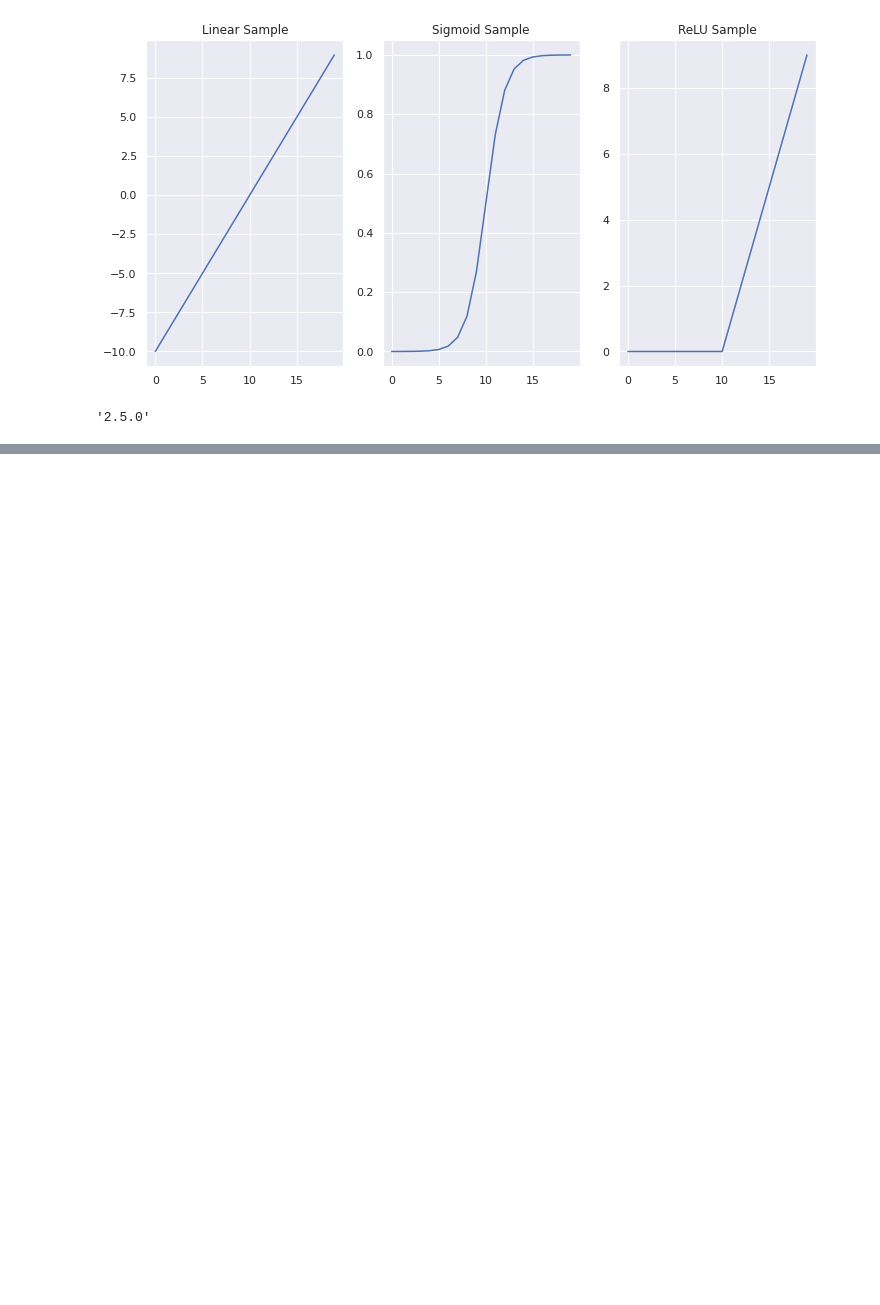
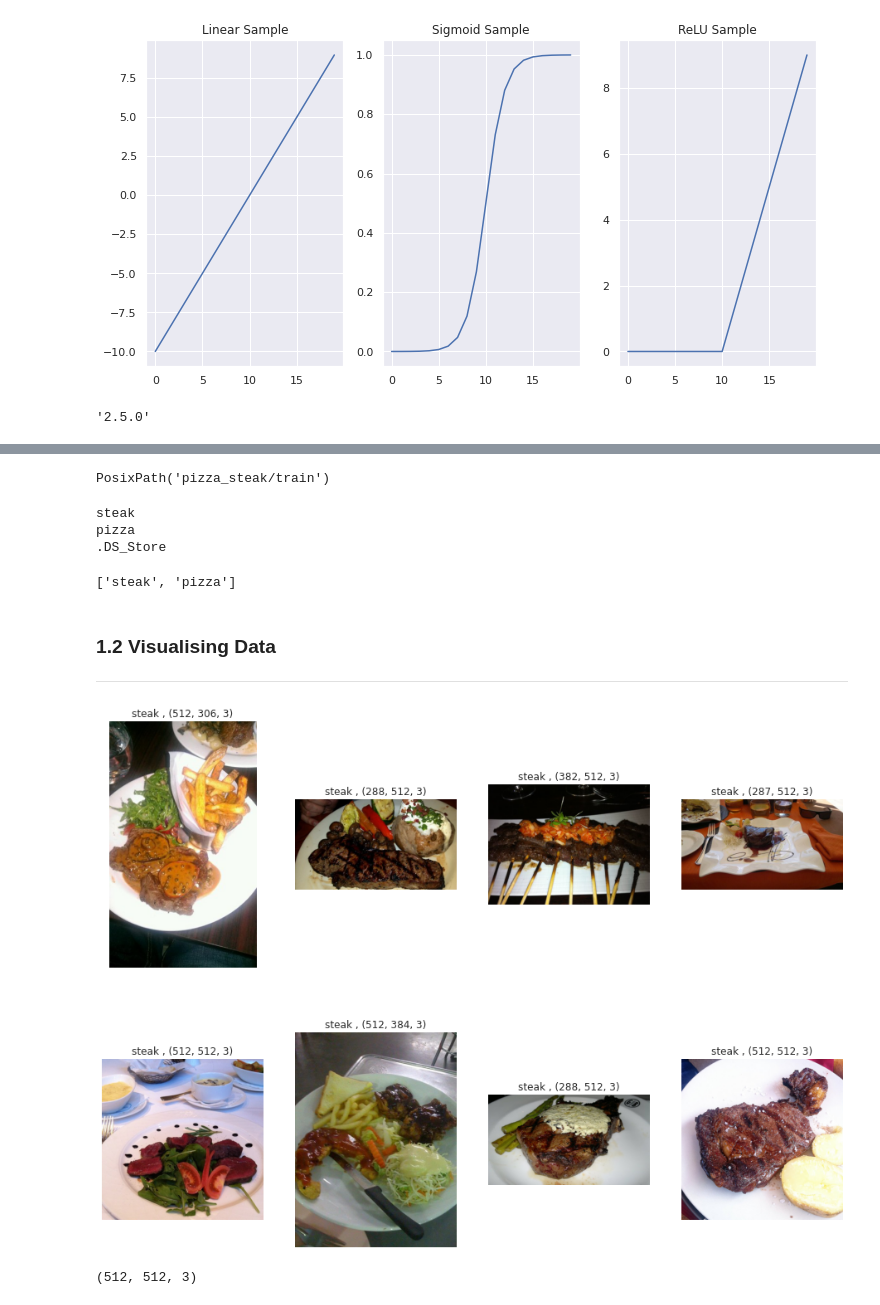
Before and after one commit to 86lekwenshiung/Neural-Network-with-Tensorflow, a Jupyter notebook: 03_Convultional_Neural_Network_(CNN)_With_Tensorflow_.ipynb, the cells around one changed output, grey strips where cells are left out. Saved outputs shown, nothing was run; the diff lists cells and outputs as text; code cells hidden in the pictures; blank space fills up the shorter version.

```diff
--- a/03_Convultional_Neural_Network_(CNN)_With_Tensorflow_.ipynb
+++ b/03_Convultional_Neural_Network_(CNN)_With_Tensorflow_.ipynb
@@ -83,0 +150,61 @@ sns.set()
+# %%
+# Setting up pathlib to get the file directory
+
+"""
+Pathlib module are divided into pure paths and concrete paths.
+Pure paths provides only computational operations but does not provides I/O operations,
+while concrete paths inherit from pure paths provides computational as well as I/O operations.
+PosixPath is a subclass of pathlib.Path and pathlib.PurePosixPath class. This class represents the concrete non-Windows file system paths.
+"""
+data_dir = pathlib.Path('pizza_steak/train')
+data_dir
+# %% [output]
+PosixPath('pizza_steak/train')
+# %%
+"""
+Path.glob(pattern):
+Glob the given relative pattern in the directory represented by this path, yielding all matching files (of any kind)
+"""
+for item in data_dir.glob('*'):
+  print(item.name)
+# %% [output]
+steak
+pizza
+.DS_Store
+# %%
+class_names = [item.name for item in data_dir.glob('*')][:2]
+class_names
+# %% [output]
+['steak', 'pizza']
+# %% [markdown]
+### 1.2 Visualising Data
+___
+# %%
+def view_random_image(target_dir , target_class):
+  #Define folder directory - steak or pizza
+  target_folder = target_dir + '/' + target_class
+
+  # Sample 1 random image from file path
+  random_image = random.sample(os.listdir(target_folder) , 1)
+  # print(random_image)
+
+  img = mpimg.imread(target_folder + '/' + random_image[0])
+  plt.imshow(img)
+  plt.title(f'{target_class} , {img.shape}')
+  plt.axis('off');
+
+  plt.xlabel(f'image shape: {img.shape}')
+
+  return img
+# %%
+plt.figure(figsize = (16,12))
+for i in range(8):
+  plt.subplot(2,4,i+1)
+  img = view_random_image(target_dir = 'pizza_steak/train',
+                        target_class = 'steak')
+# %% [output]
+[figure, added]
+# %%
+img.shape # return width , height and color channels
+# %% [output]
+(512, 512, 3)
```
Also changed, not shown: parts of 10 cells of this notebook.
